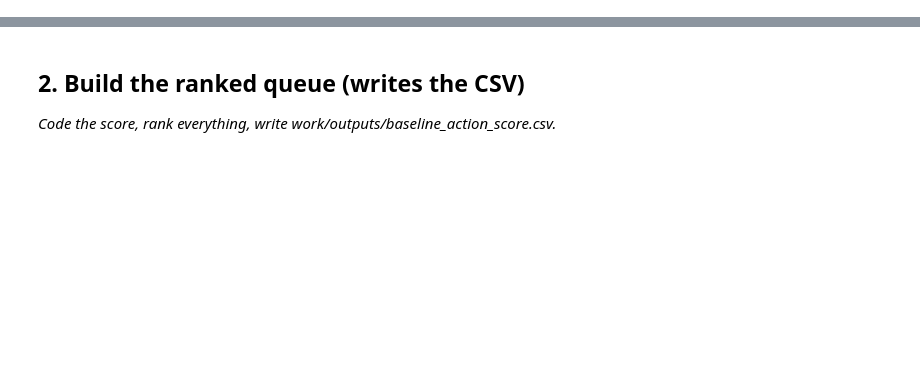
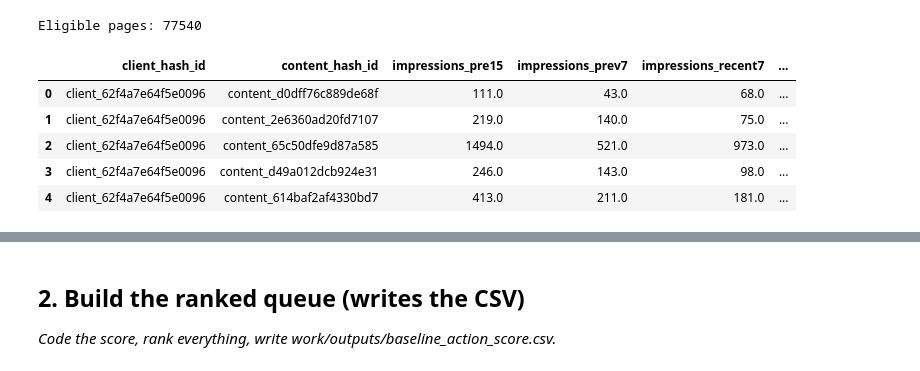
Before and after one commit to jh-emon002/flyrank-intern, a Jupyter notebook: work/notebooks/w04_baseline_score.ipynb, the cells around one changed output, grey strips where cells are left out. Drawn from its saved outputs; the diff is of its cells as text; code cells hidden in the pictures; blank space fills up the shorter version.

```diff
--- a/work/notebooks/w04_baseline_score.ipynb
+++ b/work/notebooks/w04_baseline_score.ipynb
@@ -15,0 +68,67 @@ This skeleton is yours to fill. Work the sections **in order** — each one has
+# %%
+page_frame = con.sql(f"""
+WITH page_windows AS (
+
+    SELECT
+        client_hash_id,
+        content_hash_id,
+
+        -- Total feature-window demand: Mar 1-15
+        SUM(CASE
+            WHEN report_date BETWEEN DATE '2026-03-01'
+                                 AND DATE '2026-03-15'
+             AND gsc_data_available IS TRUE
+            THEN gsc_impressions
+            ELSE 0
+        END) AS impressions_pre15,
+
+        -- Earlier part of recent-history comparison
+        SUM(CASE
+            WHEN report_date BETWEEN DATE '2026-03-02'
+                                 AND DATE '2026-03-08'
+             AND gsc_data_available IS TRUE
+            THEN gsc_impressions
+            ELSE 0
+        END) AS impressions_prev7,
+
+        -- Most recent information available before decision
+        SUM(CASE
+            WHEN report_date BETWEEN DATE '2026-03-09'
+                                 AND DATE '2026-03-15'
+             AND gsc_data_available IS TRUE
+            THEN gsc_impressions
+            ELSE 0
+        END) AS impressions_recent7,
+
+        -- FUTURE OUTCOME: never used by the rule
+        SUM(CASE
+            WHEN report_date BETWEEN DATE '2026-03-17'
+                                 AND DATE '2026-03-31'
+             AND gsc_data_available IS TRUE
+            THEN gsc_impressions
+            ELSE 0
+        END) AS impressions_next15
+
+    FROM {MARCH}
+
+    GROUP BY
+        client_hash_id,
+        content_hash_id
+)
+
+SELECT *
+FROM page_windows
+WHERE impressions_pre15 >= 100
+""").df()
+
+print("Eligible pages:", len(page_frame))
+
+page_frame.head()
+# %% [output]
+Eligible pages: 77540
+|  | client_hash_id | content_hash_id | impressions_pre15 | impressions_prev7 | impressions_recent7 | ... |
+| 0 | client_62f4a7e64f5e0096 | content_d0dff76c889de68f | 111.0 | 43.0 | 68.0 | ... |
+| 1 | client_62f4a7e64f5e0096 | content_2e6360ad20fd7107 | 219.0 | 140.0 | 75.0 | ... |
+| 2 | client_62f4a7e64f5e0096 | content_65c50dfe9d87a585 | 1494.0 | 521.0 | 973.0 | ... |
+| 3 | client_62f4a7e64f5e0096 | content_d49a012dcb924e31 | 246.0 | 143.0 | 98.0 | ... |
+| 4 | client_62f4a7e64f5e0096 | content_614baf2af4330bd7 | 413.0 | 211.0 | 181.0 | ... |
```
Also changed, not shown: parts of 28 cells of this notebook.
